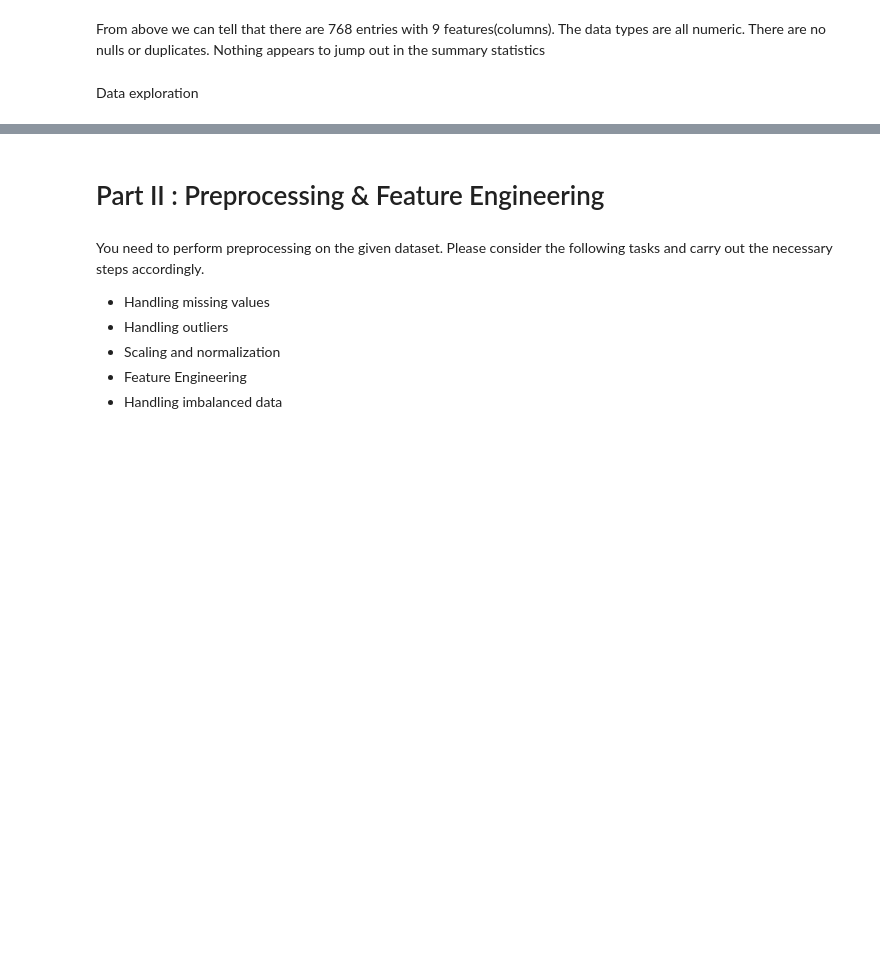
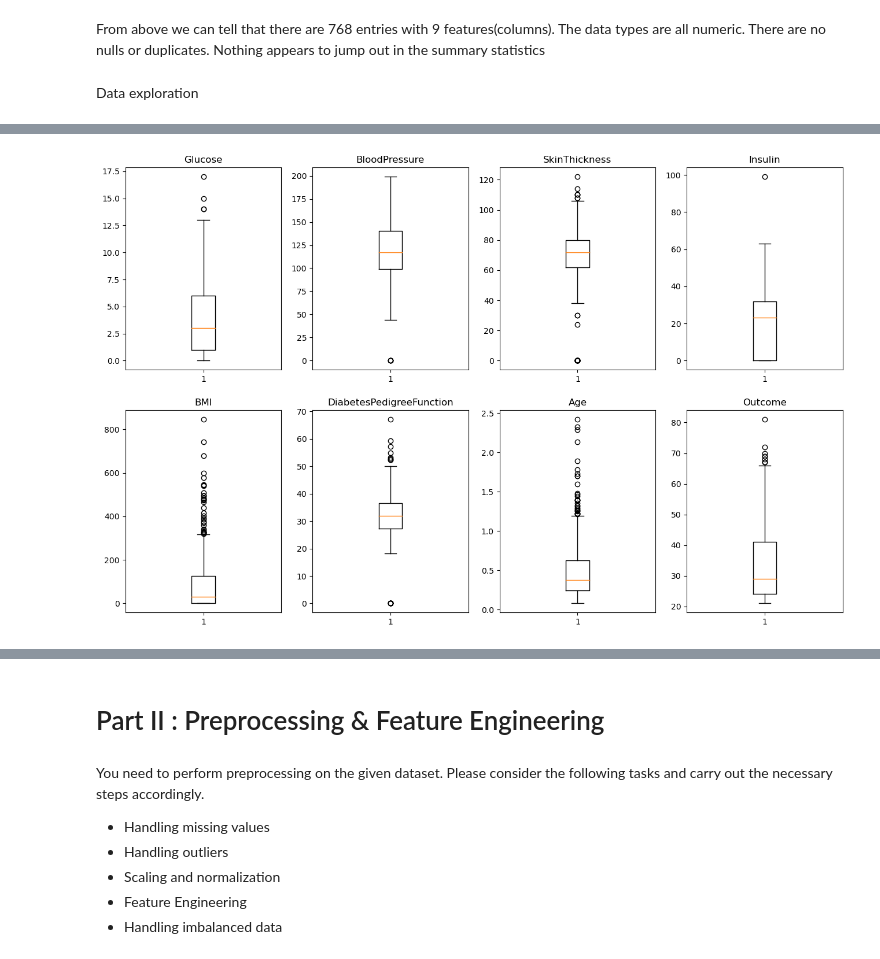
Before and after one commit to SBangarh/ml-project-supervised-learning, a Jupyter notebook: Supervised Learning - Project.ipynb, the cells around one changed output, grey strips where cells are left out. Drawn from its saved outputs; the diff is of its cells as text; code cells hidden in the pictures; blank space fills up the shorter version.

```diff
--- a/Supervised Learning - Project.ipynb
+++ b/Supervised Learning - Project.ipynb
@@ -131,0 +142,4 @@ Data exploration
+# %%
+make_boxplot(copy_data, copy_data.columns, 2, 4, (16, 10))
+# %% [output]
+[figure, added]
```
Also changed, not shown: parts of 3 cells of this notebook, 1 other file.
